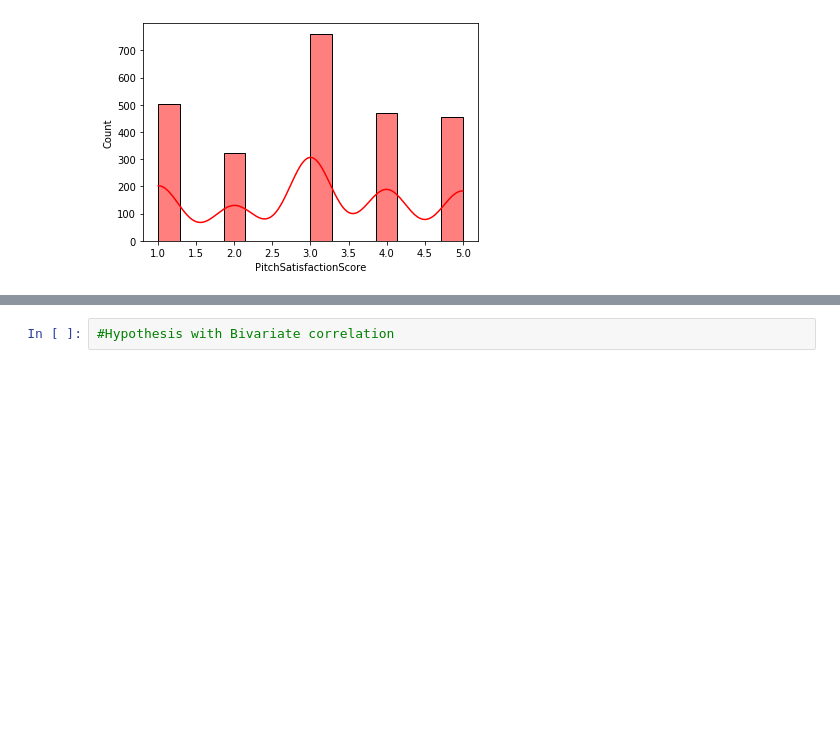
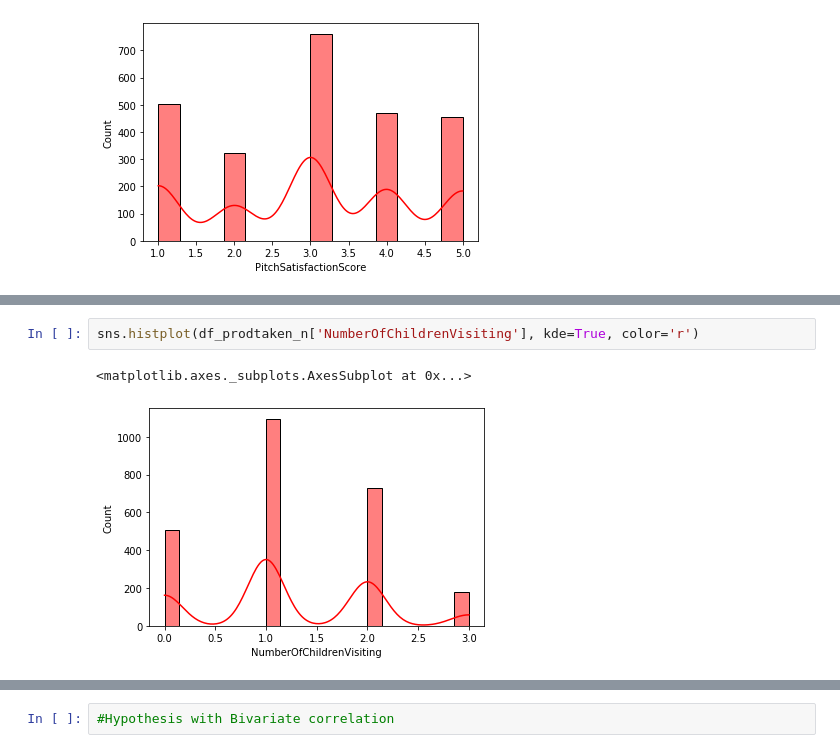
Before and after one commit to KyLarson-Research/tourism, a Jupyter notebook: tourism.ipynb, the cells around one changed output, grey strips where cells are left out. Saved outputs shown, nothing was run; the diff lists cells and outputs as text; blank space fills up the shorter version.

```diff
--- a/tourism.ipynb
+++ b/tourism.ipynb
@@ -458,0 +490,5 @@ tstat: xb1, xb2, ss1, ss2, n1, n2
+# %%
+sns.histplot(df_prodtaken_n['NumberOfChildrenVisiting'], kde=True, color='r')
+# %% [output]
+<matplotlib.axes._subplots.AxesSubplot at 0x...>
+[figure, added]
```
Also changed, not shown: parts of 16 cells of this notebook.
